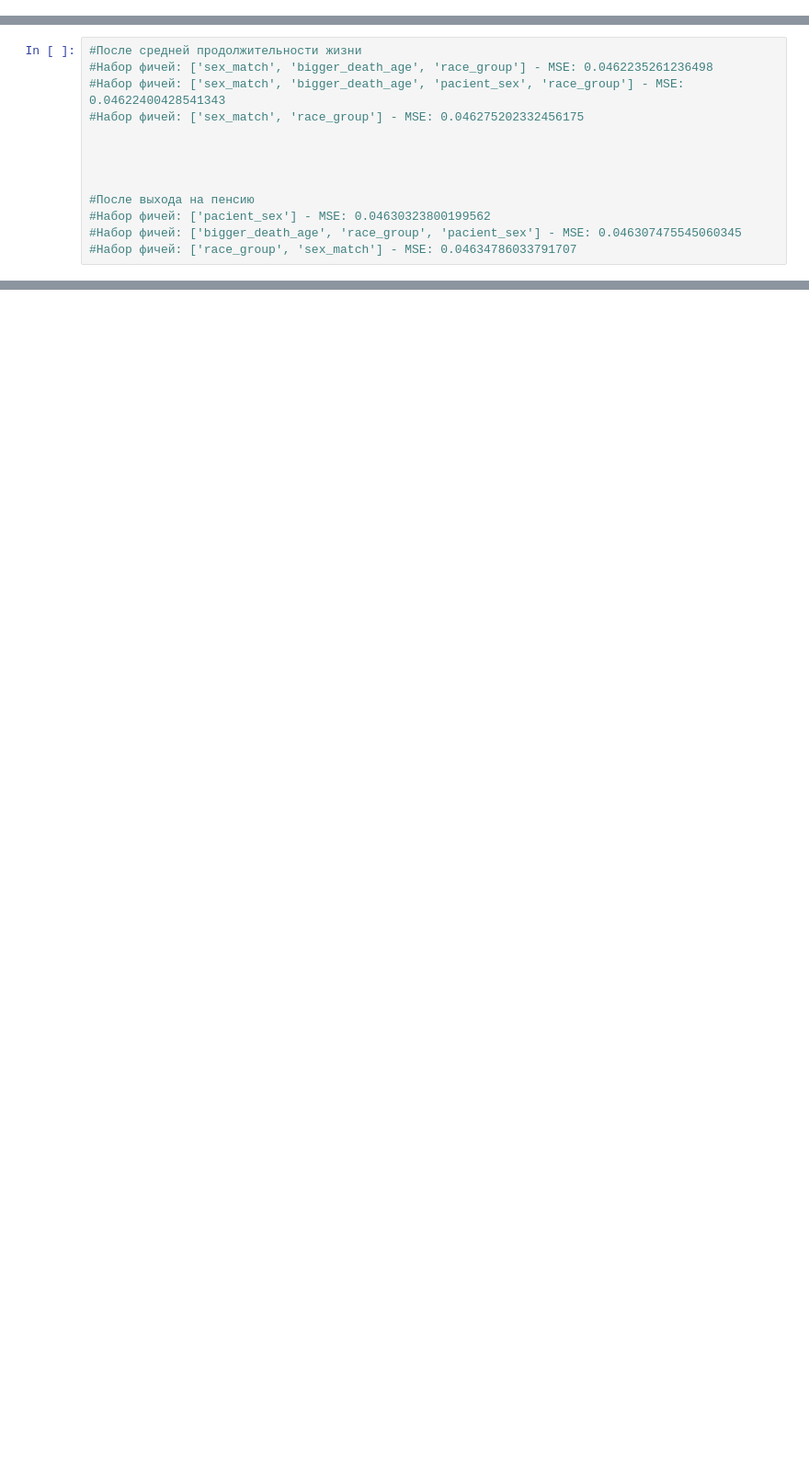
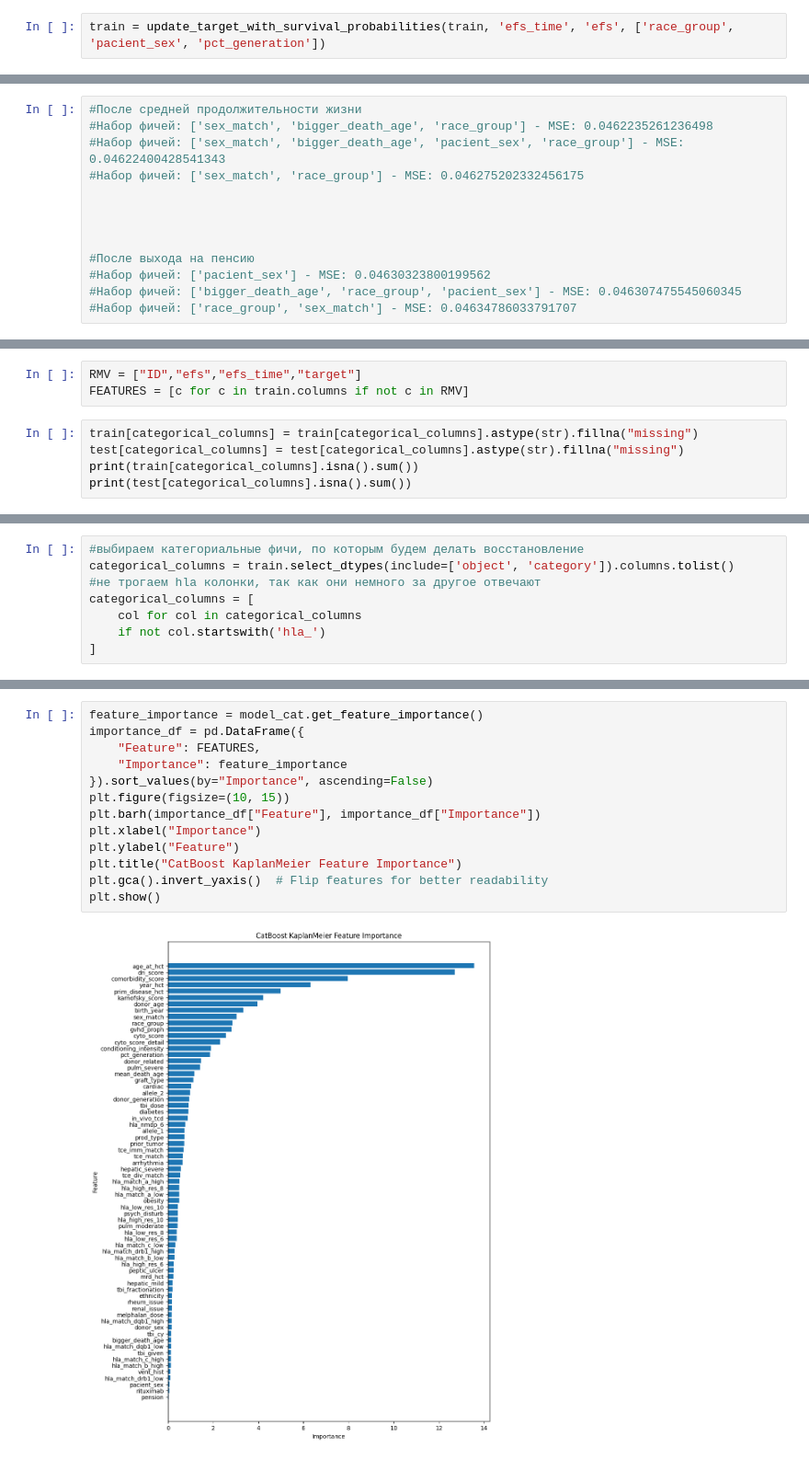
Before and after one commit to he11scream/DS_projects, a Jupyter notebook: Regression/Comp.ipynb, the cells around one changed output, grey strips where cells are left out. Shown at 92% size. Cells and saved outputs as stored; diff of their text form; blank space fills up the shorter version.

```diff
--- a/Regression/Comp.ipynb
+++ b/Regression/Comp.ipynb
@@ -199,3 +218,5 @@ def prepare_train(train, selected_features):
+# %%
+train = update_target_with_survival_probabilities(train, 'efs_time', 'efs', ['race_group', 'pacient_sex', 'pct_generation'])
 # %%
 def train_model(train, selected_features):
     df = train.copy()
@@ -574,0 +289,8 @@ array([0.67185605, 0.7273166 , 0.6104079 , ..., 0.57287234, 0.5243057 ,
+# %%
+RMV = ["ID","efs","efs_time","target"]
+FEATURES = [c for c in train.columns if not c in RMV]
+# %%
+train[categorical_columns] = train[categorical_columns].astype(str).fillna("missing")
+test[categorical_columns] = test[categorical_columns].astype(str).fillna("missing")
+print(train[categorical_columns].isna().sum())
+print(test[categorical_columns].isna().sum())
@@ -574,0 +315,8 @@ array([0.67185605, 0.7273166 , 0.6104079 , ..., 0.57287234, 0.5243057 ,
+# %%
+#выбираем категориальные фичи, по которым будем делать восстановление
+categorical_columns = train.select_dtypes(include=['object', 'category']).columns.tolist()
+#не трогаем hla колонки, так как они немного за другое отвечают
+categorical_columns = [
+    col for col in categorical_columns
+    if not col.startswith('hla_')
+]
@@ -574,0 +383,15 @@ array([0.67185605, 0.7273166 , 0.6104079 , ..., 0.57287234, 0.5243057 ,
+# %%
+feature_importance = model_cat.get_feature_importance()
+importance_df = pd.DataFrame({
+    "Feature": FEATURES,
+    "Importance": feature_importance
+}).sort_values(by="Importance", ascending=False)
+plt.figure(figsize=(10, 15))
+plt.barh(importance_df["Feature"], importance_df["Importance"])
+plt.xlabel("Importance")
+plt.ylabel("Feature")
+plt.title("CatBoost KaplanMeier Feature Importance")
+plt.gca().invert_yaxis()  # Flip features for better readability
+plt.show()
+# %% [output]
+[figure, added]
```
Also changed, not shown: parts of 43 cells of this notebook.
